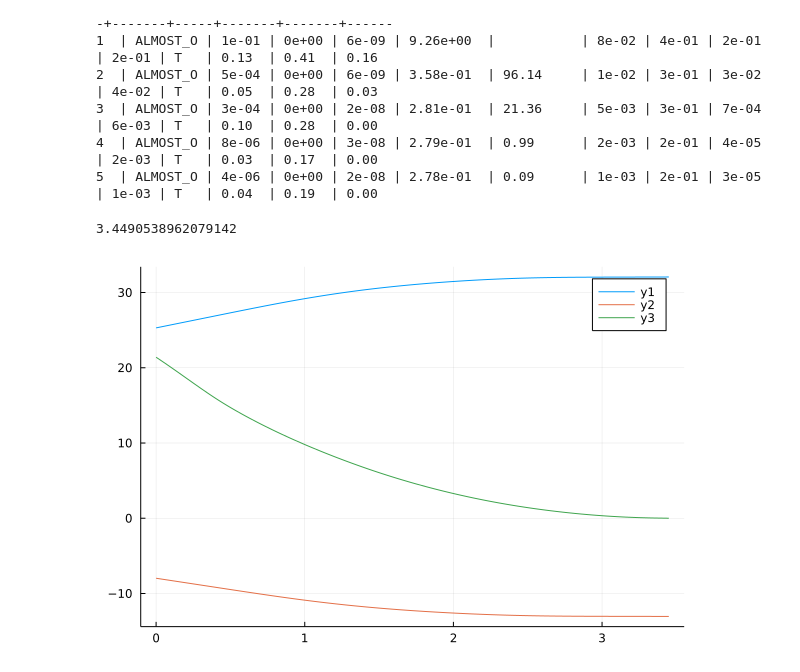
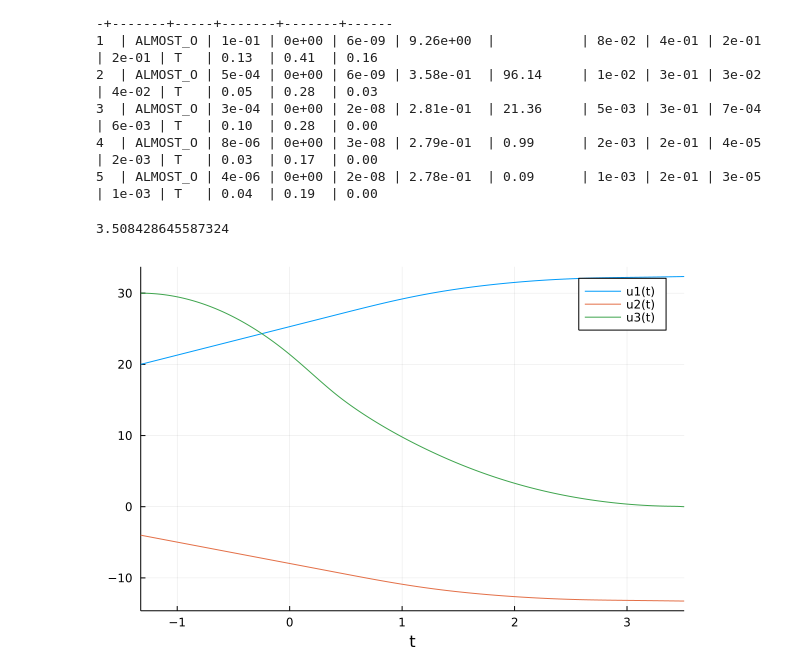
Before and after one commit to Zentrik/TVC, a Jupyter notebook: Simulator/src/test.ipynb, the cells around one changed output. Cells and saved outputs as stored; diff of their text form; code cells hidden in the pictures.

Commit message:
Add aerodynamic calculations, types for struct and default values

```diff
--- a/Simulator/src/test.ipynb
+++ b/Simulator/src/test.ipynb
@@ -227,0 +11,8 @@ atmosphere(var"#7#8"(), UnitSystems.density, Geophysics.sonicspeed, Geophysics.k
+# %%
+include("Parameters.jl")
+
+Rocket = RocketStruct();
+# %%
+include("Atmosphere.jl")
+
+atmos = atmosphere()
@@ -245,37 +41,51 @@ k  | status   | vd    | vs    | vbc   | J         | ΔJ %      | Δx    | Δu
 4  | ALMOST_O | 8e-06 | 0e+00 | 3e-08 | 2.79e-01  | 0.99      | 2e-03 | 2e-01 | 4e-05 | 2e-03 | T   | 0.03  | 0.17  | 0.00
 5  | ALMOST_O | 4e-06 | 0e+00 | 2e-08 | 2.78e-01  | 0.09      | 1e-03 | 2e-01 | 3e-05 | 1e-03 | T   | 0.04  | 0.19  | 0.00
 # %%
+include("Aerodynamics.jl")
+
 function f!(dx, x, p, t)
     r = x[1:3]
     height = r[3]
     v = x[4:6]
     quat = x[7:10]
-    w = x[11:13]
+    ω = x[11:13]
     T = x[14:16]
     Ṫ = x[17:19]
 
-    rocket, atmos, solution = p
+    rocket, atmos, solution, wind = p
 
-    Control = sample(solution.uc, t / rocket.BurnTime) # if false, false
+    if 0 ≤ t ≤ rocket.BurnTime
+        Control = sample(solution.uc, t / rocket.BurnTime) # if false, false
+    else
+        Control = zeros(4)
+    end
 
     dx[1:3] = v
     dx[4:6] = atmos.gravity(height) + rotate(quat, T) * rocket.Acceleration(t)
-    dx[7:10] = 1/2 * quatL(quat) * [0; w]
-    dx[11:13] = rocket.InertiaTensor \ ([0; 0; -0.4] × T * rocket.Thrust(t) + [0; 0; Control[4]] - cross(w, rocket.InertiaTensor * w))
+    dx[7:10] = 1/2 * quatL(quat) * [0; ω]
+    dx[11:13] = rocket.InertiaTensor \ ([0; 0; -rocket.COTToCG(t)] × T * rocket.Thrust(t) + [0; 0; Control[4]] - cross(ω, rocket.InertiaTensor * ω))
     dx[14:16] = Ṫ
     dx[17:19] = Control[1:3]
+
+    CalculateAero!(dx[4:6], dx[11:13], rocket, atmos, wind, v, quat, ω, height, t)
 end
 
-prob = ODEProblem(f!, solution.xd[:, 1], (0.0, Rocket.BurnTime + 1.0), (Rocket, atmos, solution))
+r_0 = [20; -4; 30];	# position vector, m
+v_0 = [4; -3; 0];		# velocity vector, m/s
+q_0 = [1; 0; 0; 0];
+w_0 = [0; 0; 0]
+T_0 = [0; 0; 1] # acceleration from Thrust normalised
+Tdot_0 = [0; 0; 0]
+
+prob = ODEProblem(f!, float([r_0; v_0; q_0; w_0; T_0; Tdot_0]), (-solution.p[1], Rocket.BurnTime + 1.0), (Rocket, atmos, solution, randn(3) * 5))
 
 condition(x,t,integrator) = x[3] # when zero halt integration
-affect!(integrator) = terminate!(integrator)
-cb = ContinuousCallback(condition, nothing, affect!) # when going upwards do nothing
+cb = ContinuousCallback(condition, nothing, terminate!) # when going upwards do nothing
 
 sol = DifferentialEquations.solve(prob, reltol=1e-8, abstol=1e-8, callback=cb)
 
 println(sol.t[end])
-Plots.plot(sol.t, reduce(hcat, sol.u)[1:3, :]')
+Plots.plot(sol, vars=1:3)
 # %% [output]
-3.4490538962079142
+3.508428645587324
-[figure, old version]
+[figure, new version]
```
Also changed, not shown: parts of 19 cells of this notebook, 6 other files.
